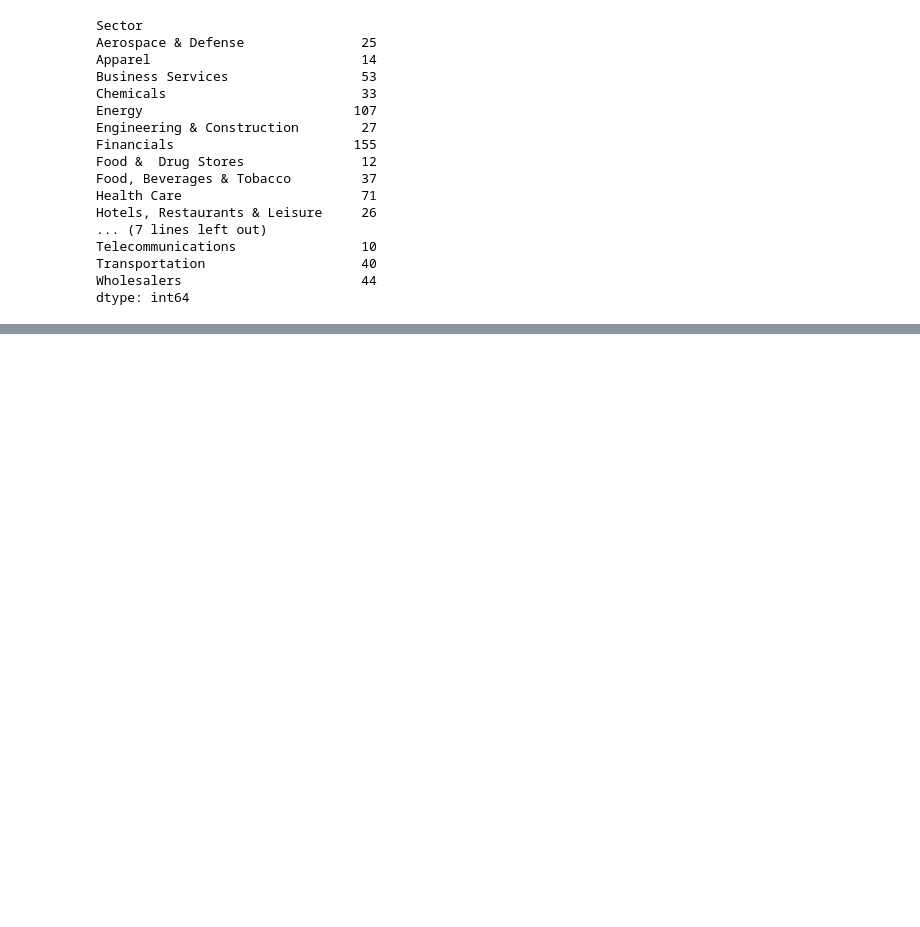
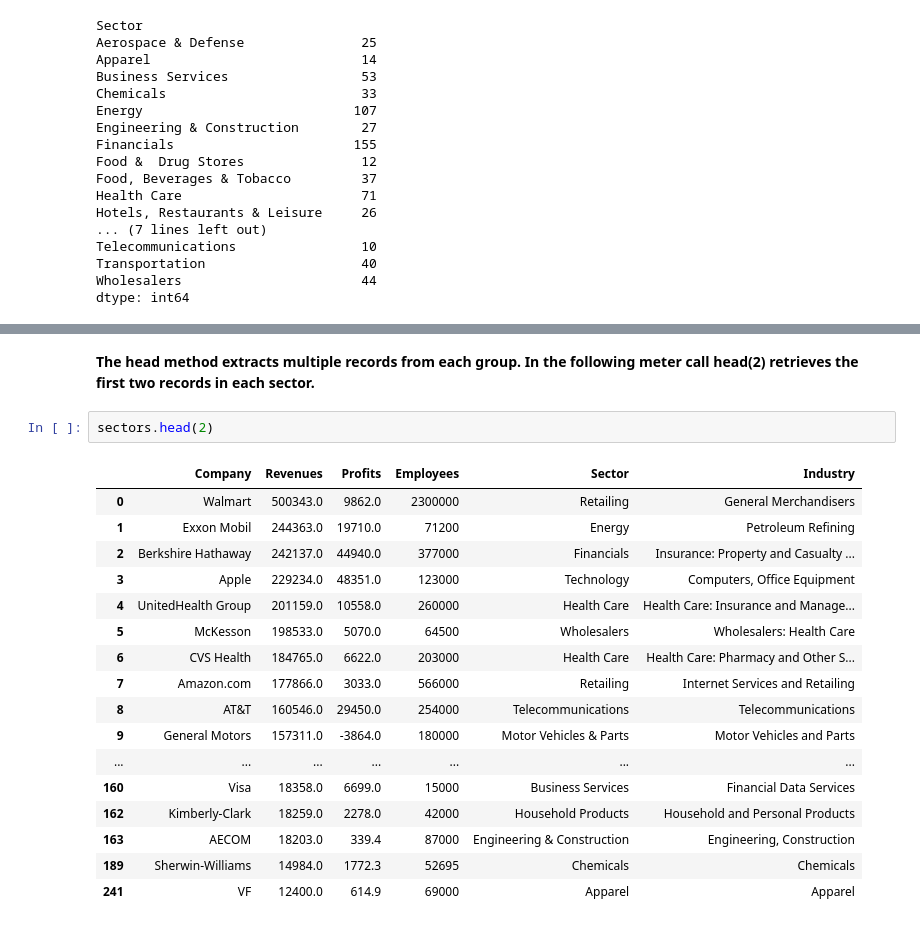
Before and after one commit to Kobzarko/PANDAS-IN-ACTION, a Jupyter notebook: Chapter 9 Group by/main9.ipynb, the cells around one changed output, grey strips where cells are left out. Saved outputs shown, nothing was run; the diff lists cells and outputs as text; blank space fills up the shorter version.

```diff
--- a/Chapter 9 Group by/main9.ipynb
+++ b/Chapter 9 Group by/main9.ipynb
@@ -123,0 +240,22 @@ dtype: int64
+# %% [markdown]
+**The head method extracts multiple records from each group. In the following meter call head(2) retrieves the first two records in each sector.**
+# %%
+sectors.head(2)
+# %% [output]
+|  | Company | Revenues | Profits | Employees | Sector | Industry |
+| 0 | Walmart | 500343.0 | 9862.0 | 2300000 | Retailing | General Merchandisers |
+| 1 | Exxon Mobil | 244363.0 | 19710.0 | 71200 | Energy | Petroleum Refining |
+| 2 | Berkshire Hathaway | 242137.0 | 44940.0 | 377000 | Financials | Insurance: Property and Casualty ... |
+| 3 | Apple | 229234.0 | 48351.0 | 123000 | Technology | Computers, Office Equipment |
+| 4 | UnitedHealth Group | 201159.0 | 10558.0 | 260000 | Health Care | Health Care: Insurance and Manage... |
+| 5 | McKesson | 198533.0 | 5070.0 | 64500 | Wholesalers | Wholesalers: Health Care |
+| 6 | CVS Health | 184765.0 | 6622.0 | 203000 | Health Care | Health Care: Pharmacy and Other S... |
+| 7 | Amazon.com | 177866.0 | 3033.0 | 566000 | Retailing | Internet Services and Retailing |
+| 8 | AT&T | 160546.0 | 29450.0 | 254000 | Telecommunications | Telecommunications |
+| 9 | General Motors | 157311.0 | -3864.0 | 180000 | Motor Vehicles & Parts | Motor Vehicles and Parts |
+| ... | ... | ... | ... | ... | ... | ... |
+| 160 | Visa | 18358.0 | 6699.0 | 15000 | Business Services | Financial Data Services |
+| 162 | Kimberly-Clark | 18259.0 | 2278.0 | 42000 | Household Products | Household and Personal Products |
+| 163 | AECOM | 18203.0 | 339.4 | 87000 | Engineering & Construction | Engineering, Construction |
+| 189 | Sherwin-Williams | 14984.0 | 1772.3 | 52695 | Chemicals | Chemicals |
+| 241 | VF | 12400.0 | 614.9 | 69000 | Apparel | Apparel |
```
Also changed, not shown: parts of 33 cells of this notebook.
